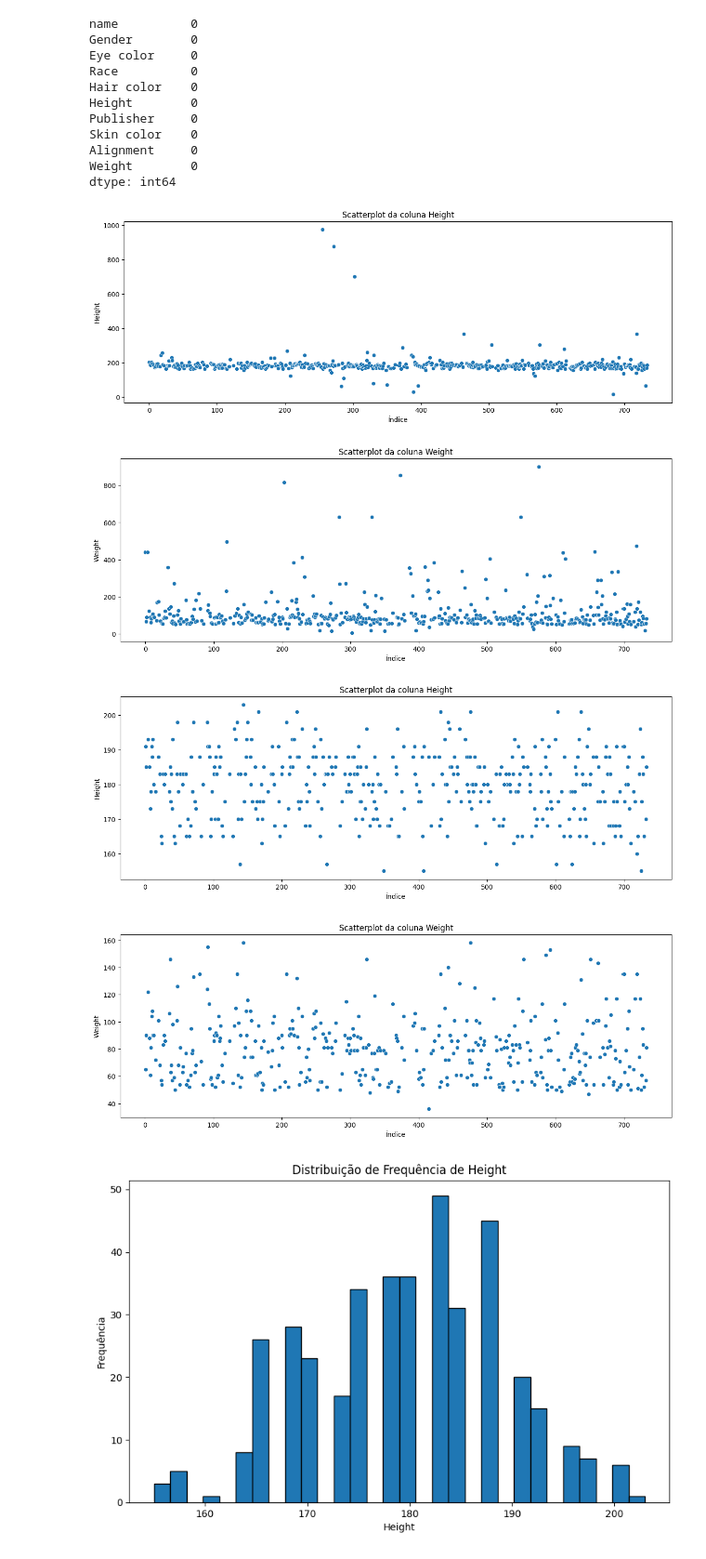
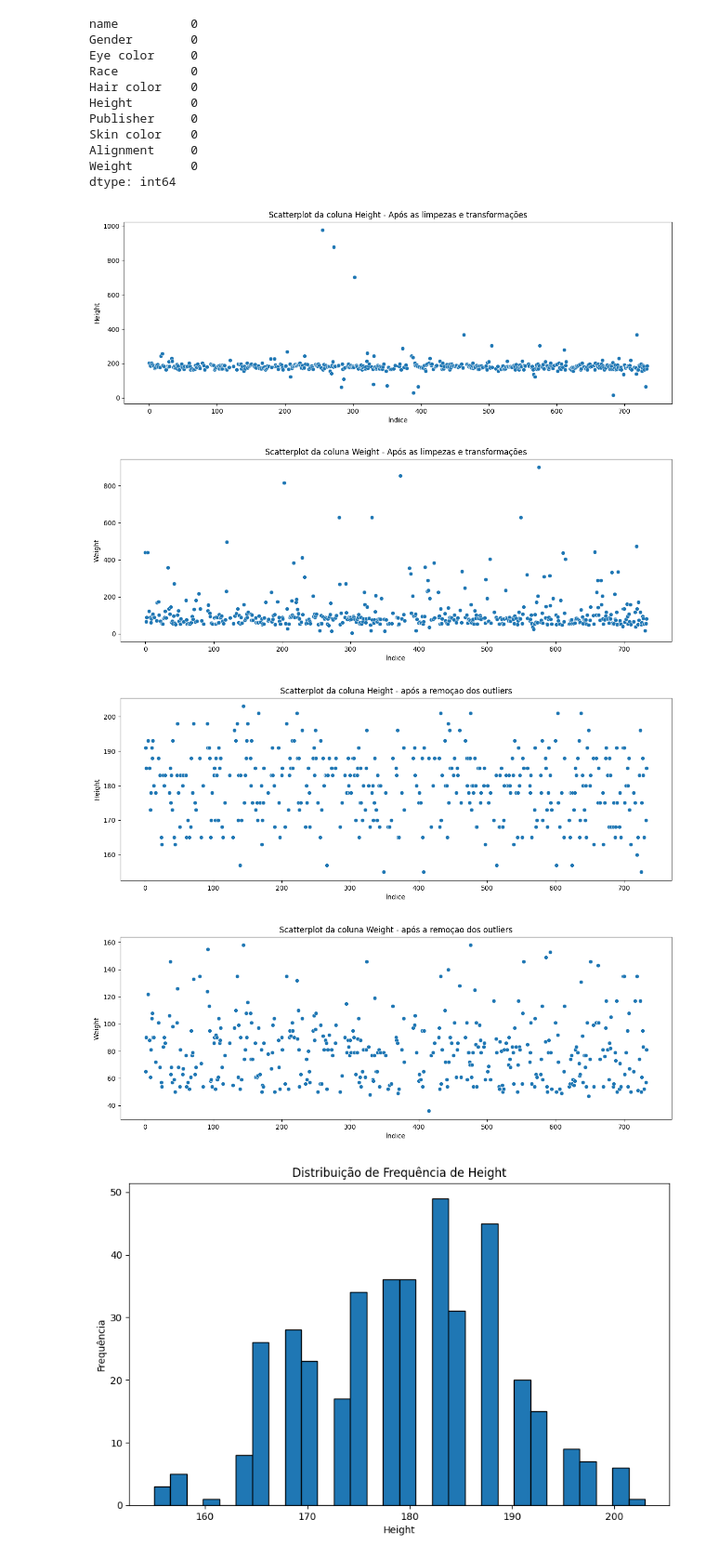
Before and after one commit to sanchobuendia/Alelo, a Jupyter notebook: EDA.ipynb, the cells around one changed output. Shown at 93% size. Saved outputs shown, nothing was run; the diff lists cells and outputs as text; code cells hidden in the pictures.

```diff
--- a/EDA.ipynb
+++ b/EDA.ipynb
@@ -224,21 +241,21 @@ dtype: int64
 # %%
 plt.figure(figsize=(15, 5))
 sns.scatterplot(x=heroes_information.index, y=heroes_information['Height'])
 plt.xlabel("Índice")
 plt.ylabel('Height')
-plt.title("Scatterplot da coluna Height")
+plt.title("Scatterplot da coluna Height - Após as limpezas e transformações")
 plt.show()
 # %% [output]
-[figure, old version]
+[figure, new version]
 # %%
 plt.figure(figsize=(15, 5))
 sns.scatterplot(x=heroes_information.index, y=heroes_information['Weight'])
 plt.xlabel("Índice")
 plt.ylabel('Weight')
-plt.title("Scatterplot da coluna Weight")
+plt.title("Scatterplot da coluna Weight - Após as limpezas e transformações")
 plt.show()
 # %% [output]
-[figure, old version]
+[figure, new version]
 # %%
 def remove_outliers_iqr(df, column):
     """
@@ -272,19 +290,19 @@ plt.figure(figsize=(15, 5))
 sns.scatterplot(x=heroes_information.index, y=heroes_information['Height'])
 plt.xlabel("Índice")
 plt.ylabel('Height')
-plt.title("Scatterplot da coluna Height")
+plt.title("Scatterplot da coluna Height - após a remoçao dos outliers")
 plt.show()
 # %% [output]
-[figure, old version]
+[figure, new version]
 # %%
 plt.figure(figsize=(15, 5))
 sns.scatterplot(x=heroes_information.index, y=heroes_information['Weight'])
 plt.xlabel("Índice")
 plt.ylabel('Weight')
-plt.title("Scatterplot da coluna Weight")
+plt.title("Scatterplot da coluna Weight - após a remoçao dos outliers")
 plt.show()
 # %% [output]
-[figure, old version]
+[figure, new version]
 # %%
 plt.figure(figsize=(10, 6))
 plt.hist(heroes_information["Height"].dropna(), bins=30, edgecolor='black')
```
Also changed, not shown: parts of 13 cells of this notebook, 4 other files.
